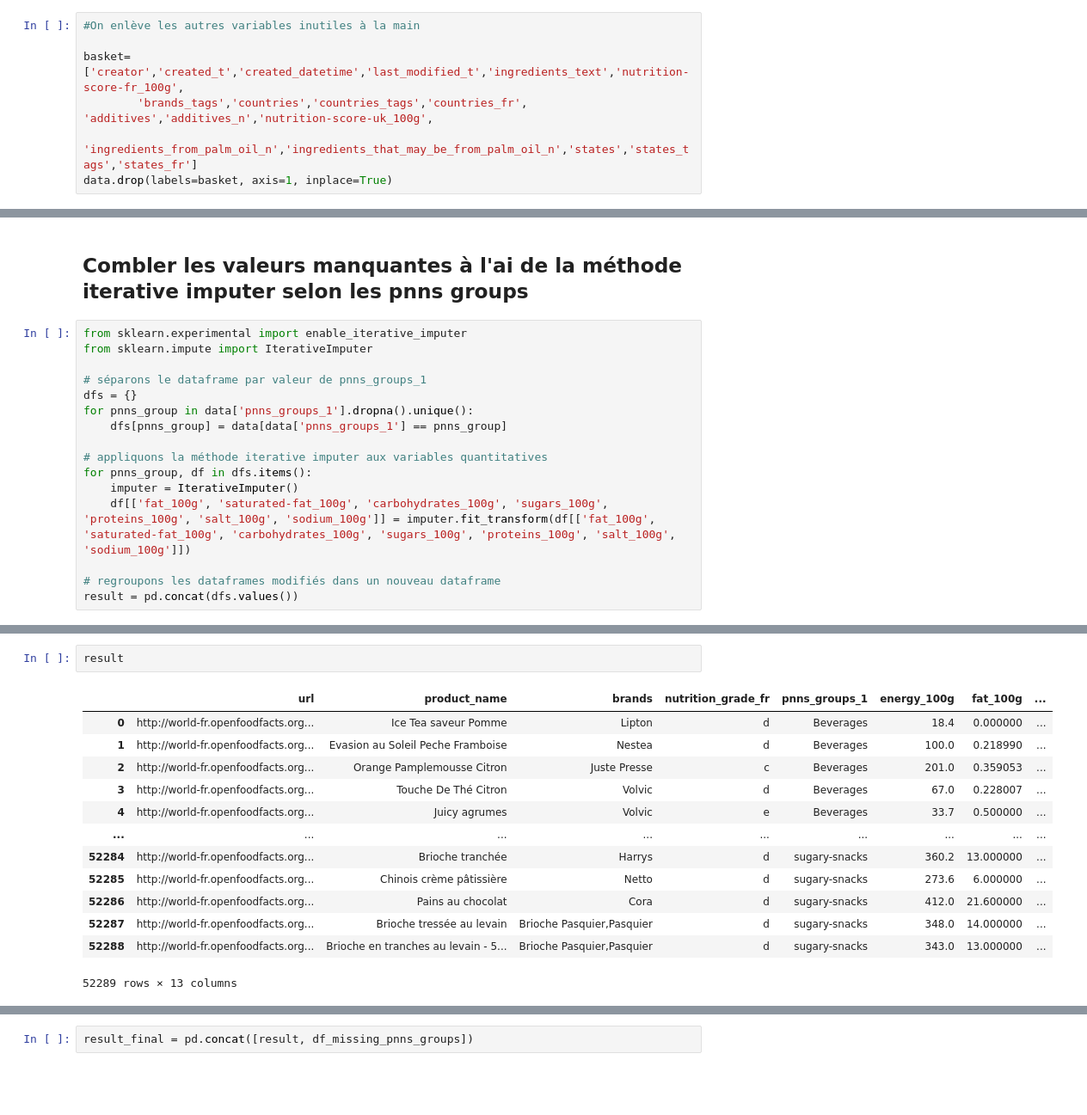
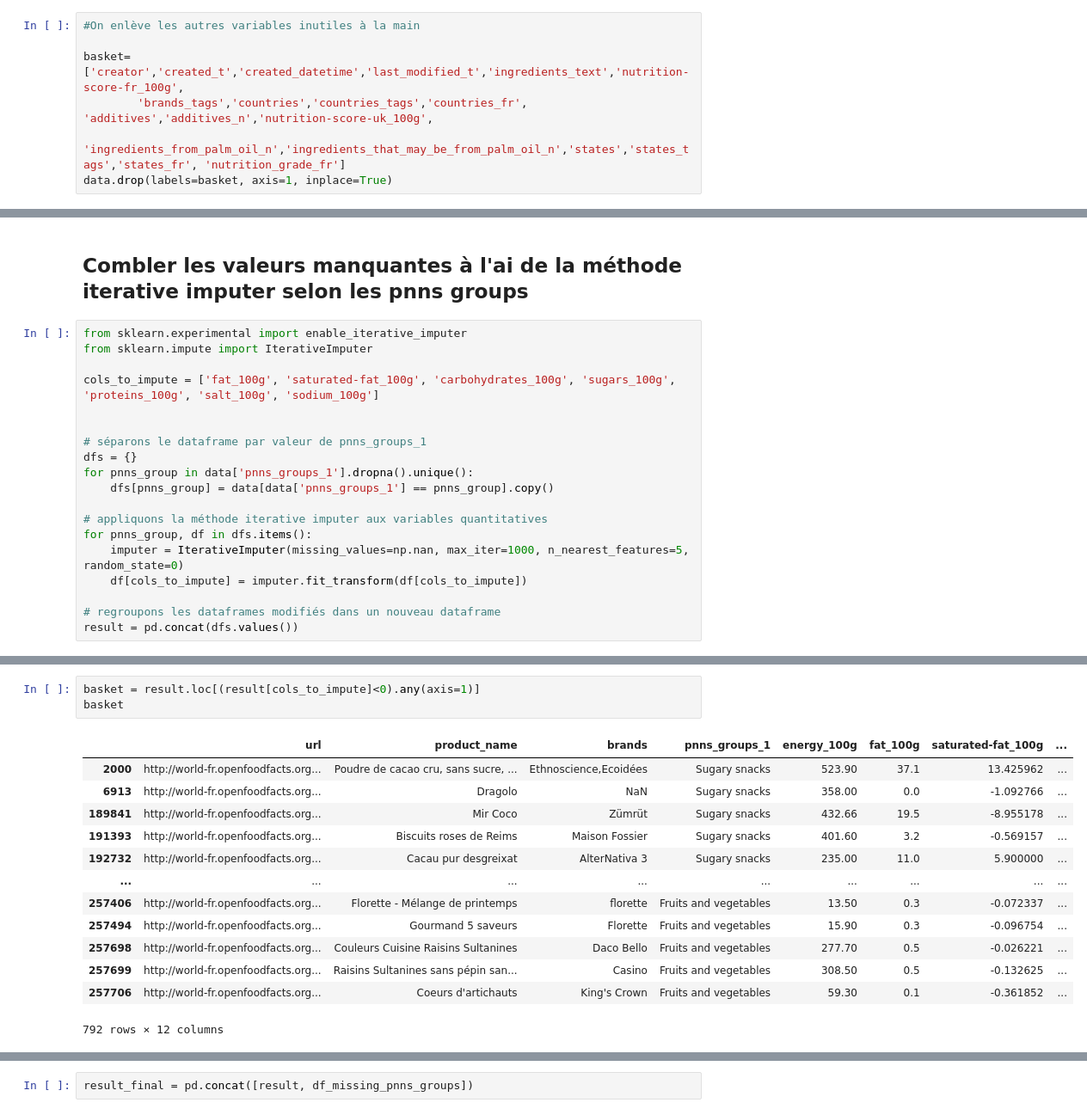
Before and after one commit to ThomasMeb/App_Sante_Publique_France, a Jupyter notebook: Clean.ipynb, the cells around one changed output, grey strips where cells are left out. Shown: that part at 86% size. Saved outputs shown, nothing was run; the diff lists cells and outputs as text; blank space fills up the shorter version.

```diff
--- a/Clean.ipynb
+++ b/Clean.ipynb
@@ -56,7 +56,7 @@ data
 
 basket=['creator','created_t','created_datetime','last_modified_t','ingredients_text','nutrition-score-fr_100g',
         'brands_tags','countries','countries_tags','countries_fr', 'additives','additives_n','nutrition-score-uk_100g',
-        'ingredients_from_palm_oil_n','ingredients_that_may_be_from_palm_oil_n','states','states_tags','states_fr']
+        'ingredients_from_palm_oil_n','ingredients_that_may_be_from_palm_oil_n','states','states_tags','states_fr', 'nutrition_grade_fr']
 data.drop(labels=basket, axis=1, inplace=True)
 # %%
 data
@@ -410,15 +456,18 @@ Name: pnns_groups_1, dtype: int64
 from sklearn.experimental import enable_iterative_imputer
 from sklearn.impute import IterativeImputer
 
+cols_to_impute = ['fat_100g', 'saturated-fat_100g', 'carbohydrates_100g', 'sugars_100g', 'proteins_100g', 'salt_100g', 'sodium_100g']
+
+
 # séparons le dataframe par valeur de pnns_groups_1
 dfs = {}
 for pnns_group in data['pnns_groups_1'].dropna().unique():
-    dfs[pnns_group] = data[data['pnns_groups_1'] == pnns_group]
+    dfs[pnns_group] = data[data['pnns_groups_1'] == pnns_group].copy()
 
 # appliquons la méthode iterative imputer aux variables quantitatives
 for pnns_group, df in dfs.items():
-    imputer = IterativeImputer()
-    df[['fat_100g', 'saturated-fat_100g', 'carbohydrates_100g', 'sugars_100g', 'proteins_100g', 'salt_100g', 'sodium_100g']] = imputer.fit_transform(df[['fat_100g', 'saturated-fat_100g', 'carbohydrates_100g', 'sugars_100g', 'proteins_100g', 'salt_100g', 'sodium_100g']])
+    imputer = IterativeImputer(missing_values=np.nan, max_iter=1000, n_nearest_features=5, random_state=0)
+    df[cols_to_impute] = imputer.fit_transform(df[cols_to_impute])
 
 # regroupons les dataframes modifiés dans un nouveau dataframe
 result = pd.concat(dfs.values())
@@ -443,16 +474,17 @@ See the caveats in the documentation: https://pandas.pydata.org/pandas-docs/stab
 # %%
-result
+basket = result.loc[(result[cols_to_impute]<0).any(axis=1)]
+basket
 # %% [output]
-|  | url | product_name | brands | nutrition_grade_fr | pnns_groups_1 | energy_100g | fat_100g | ... |
-| 0 | http://world-fr.openfoodfacts.org... | Ice Tea saveur Pomme | Lipton | d | Beverages | 18.4 | 0.000000 | ... |
-| 1 | http://world-fr.openfoodfacts.org... | Evasion au Soleil Peche Framboise | Nestea | d | Beverages | 100.0 | 0.218990 | ... |
-| 2 | http://world-fr.openfoodfacts.org... | Orange Pamplemousse Citron | Juste Presse | c | Beverages | 201.0 | 0.359053 | ... |
-| 3 | http://world-fr.openfoodfacts.org... | Touche De Thé Citron | Volvic | d | Beverages | 67.0 | 0.228007 | ... |
-| 4 | http://world-fr.openfoodfacts.org... | Juicy agrumes | Volvic | e | Beverages | 33.7 | 0.500000 | ... |
+|  | url | product_name | brands | pnns_groups_1 | energy_100g | fat_100g | saturated-fat_100g | ... |
+| 2000 | http://world-fr.openfoodfacts.org... | Poudre de cacao cru, sans sucre, ... | Ethnoscience,Ecoidées | Sugary snacks | 523.90 | 37.1 | 13.425962 | ... |
+| 6913 | http://world-fr.openfoodfacts.org... | Dragolo | NaN | Sugary snacks | 358.00 | 0.0 | -1.092766 | ... |
+| 189841 | http://world-fr.openfoodfacts.org... | Mir Coco | Zümrüt | Sugary snacks | 432.66 | 19.5 | -8.955178 | ... |
+| 191393 | http://world-fr.openfoodfacts.org... | Biscuits roses de Reims | Maison Fossier | Sugary snacks | 401.60 | 3.2 | -0.569157 | ... |
+| 192732 | http://world-fr.openfoodfacts.org... | Cacau pur desgreixat | AlterNativa 3 | Sugary snacks | 235.00 | 11.0 | 5.900000 | ... |
 | ... | ... | ... | ... | ... | ... | ... | ... | ... |
-| 52284 | http://world-fr.openfoodfacts.org... | Brioche tranchée | Harrys | d | sugary-snacks | 360.2 | 13.000000 | ... |
-| 52285 | http://world-fr.openfoodfacts.org... | Chinois crème pâtissière | Netto | d | sugary-snacks | 273.6 | 6.000000 | ... |
-| 52286 | http://world-fr.openfoodfacts.org... | Pains au chocolat | Cora | d | sugary-snacks | 412.0 | 21.600000 | ... |
-| 52287 | http://world-fr.openfoodfacts.org... | Brioche tressée au levain | Brioche Pasquier,Pasquier | d | sugary-snacks | 348.0 | 14.000000 | ... |
-| 52288 | http://world-fr.openfoodfacts.org... | Brioche en tranches au levain - 5... | Brioche Pasquier,Pasquier | d | sugary-snacks | 343.0 | 13.000000 | ... |
+| 257406 | http://world-fr.openfoodfacts.org... | Florette - Mélange de printemps | florette | Fruits and vegetables | 13.50 | 0.3 | -0.072337 | ... |
+| 257494 | http://world-fr.openfoodfacts.org... | Gourmand 5 saveurs | Florette | Fruits and vegetables | 15.90 | 0.3 | -0.096754 | ... |
+| 257698 | http://world-fr.openfoodfacts.org... | Couleurs Cuisine Raisins Sultanines | Daco Bello | Fruits and vegetables | 277.70 | 0.5 | -0.026221 | ... |
+| 257699 | http://world-fr.openfoodfacts.org... | Raisins Sultanines sans pépin san... | Casino | Fruits and vegetables | 308.50 | 0.5 | -0.132625 | ... |
+| 257706 | http://world-fr.openfoodfacts.org... | Coeurs d'artichauts | King's Crown | Fruits and vegetables | 59.30 | 0.1 | -0.361852 | ... |
-52289 rows × 13 columns
+792 rows × 12 columns
```
Also changed, not shown: parts of 53 cells of this notebook, 1 other file.
